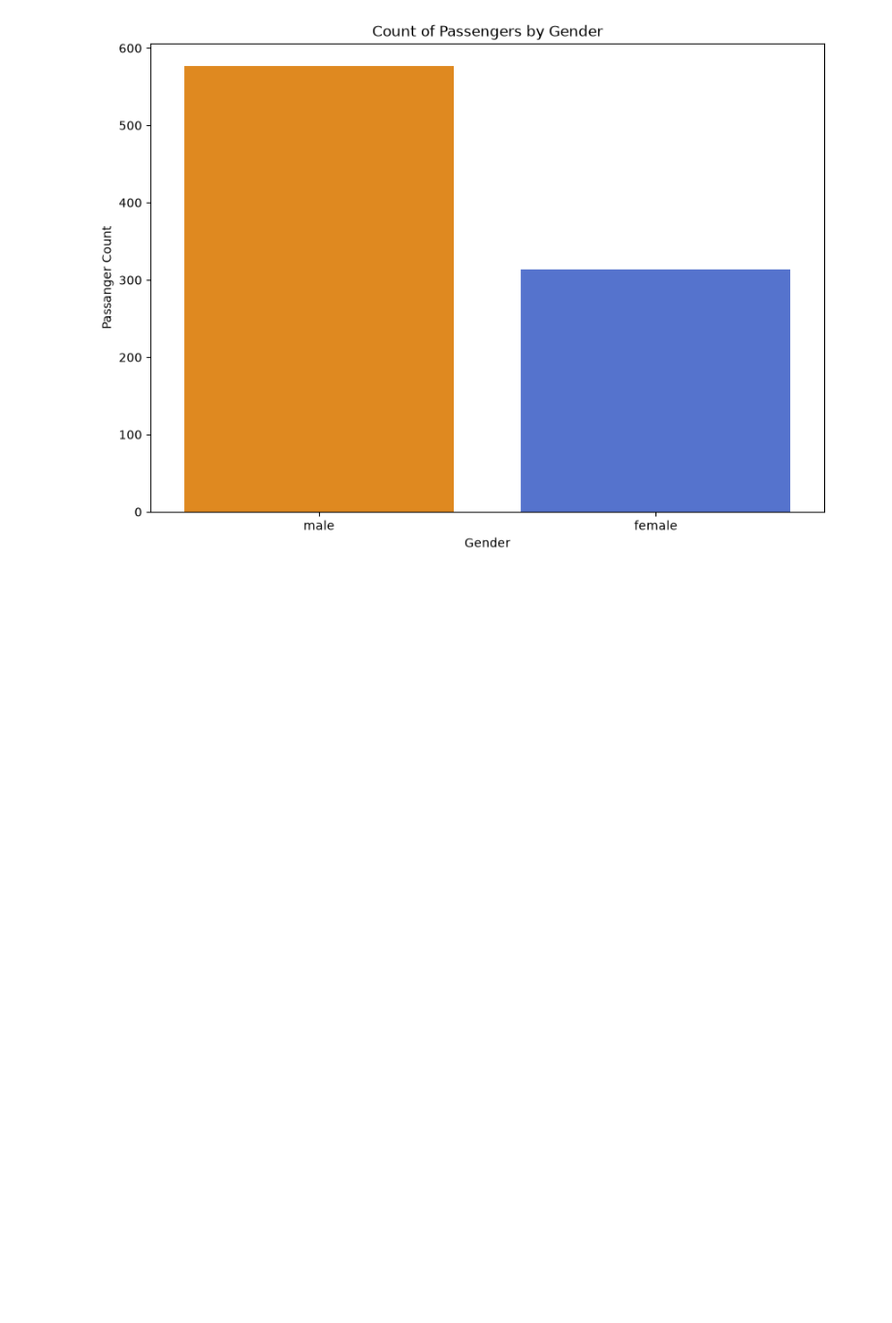
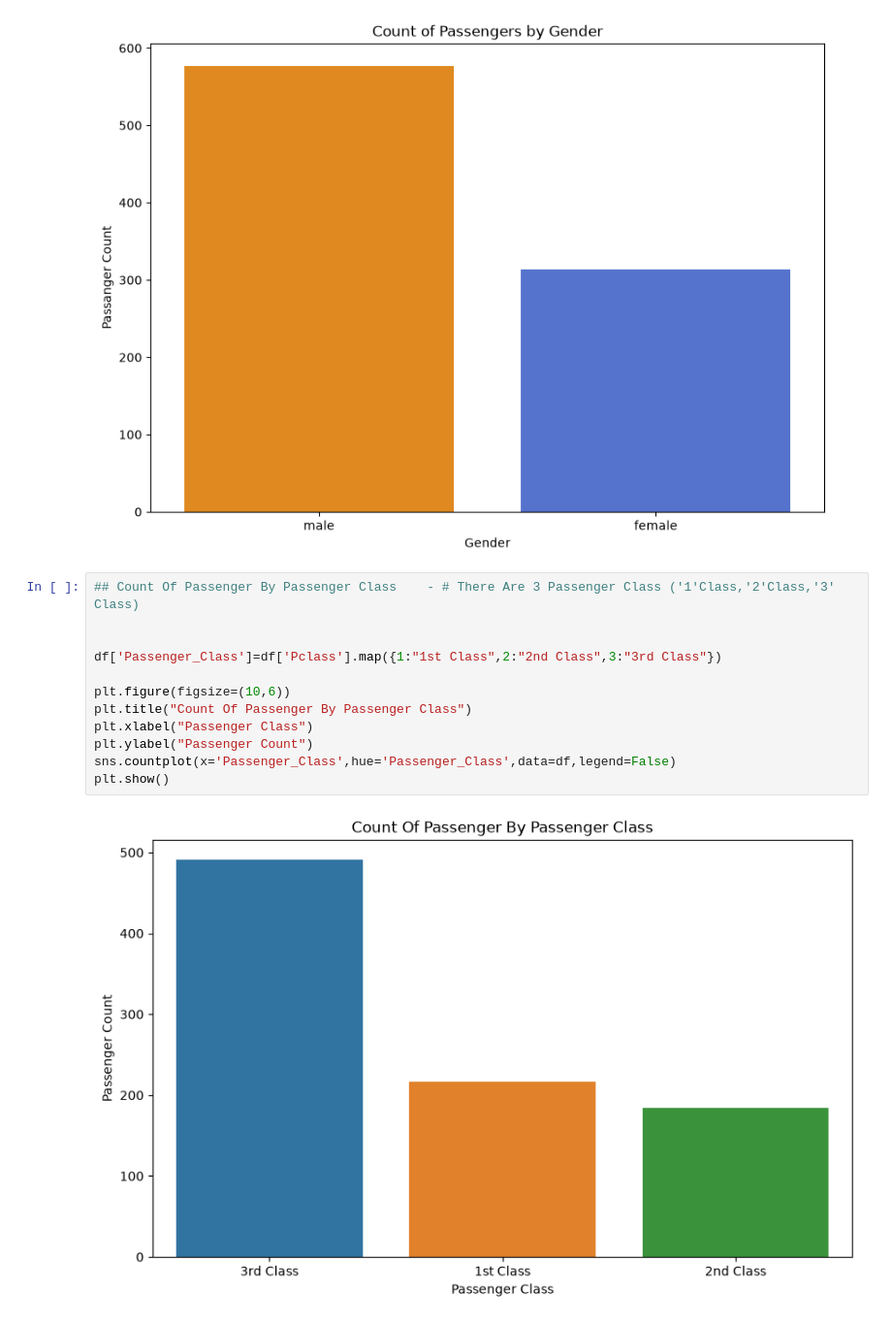
Before and after one commit to Rohit-Bansode/Titanic_Survival_Analysis-EDA, a Jupyter notebook: Notebooks/Titanic_EDA.ipynb, the cells around one changed output. Shown at 97% size. Drawn from its saved outputs; the diff is of its cells as text; blank space fills up the shorter version.

```diff
--- a/Notebooks/Titanic_EDA.ipynb
+++ b/Notebooks/Titanic_EDA.ipynb
@@ -244,3 +258,17 @@ sns.countplot(x='Sex',hue='Sex',data=df,palette=custom_palette_1,legend=False)
 plt.show()
 # %% [output]
 [figure]
+# %%
+## Count Of Passenger By Passenger Class    - # There Are 3 Passenger Class ('1'Class,'2'Class,'3' Class)
+
+
+df['Passenger_Class']=df['Pclass'].map({1:"1st Class",2:"2nd Class",3:"3rd Class"})
+
+plt.figure(figsize=(10,6))
+plt.title("Count Of Passenger By Passenger Class")
+plt.xlabel("Passenger Class")
+plt.ylabel("Passenger Count")
+sns.countplot(x='Passenger_Class',hue='Passenger_Class',data=df,legend=False)
+plt.show()
+# %% [output]
+[figure, added]
```
Also changed, not shown: parts of 3 cells of this notebook.
